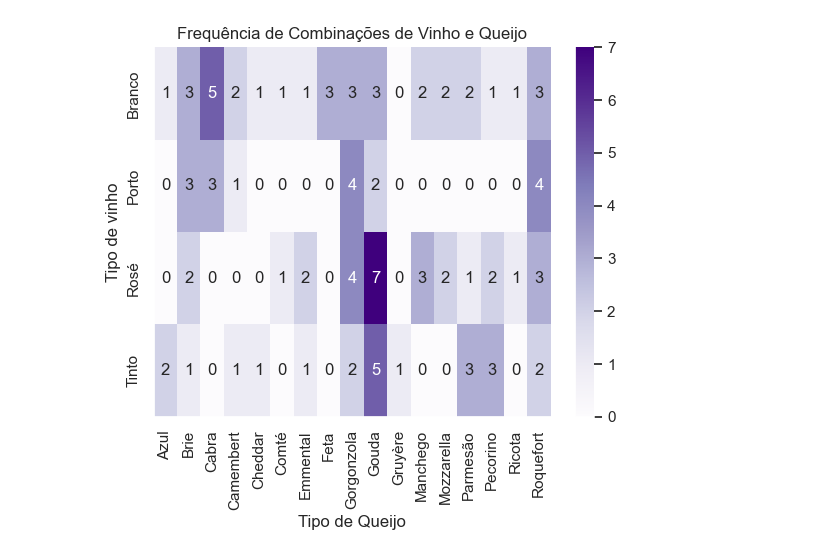
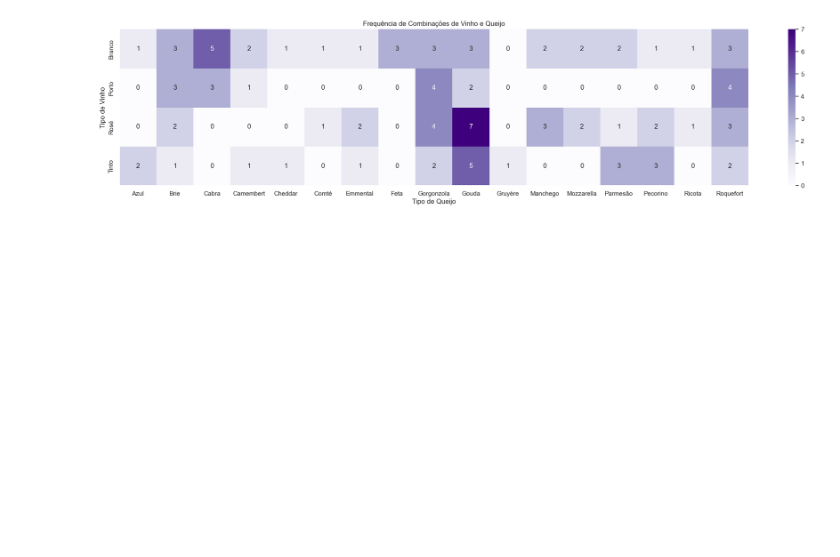
Before and after one commit to trindaderose/data, a Jupyter notebook: plots.ipynb, the cells around one changed output. Saved outputs shown, nothing was run; the diff lists cells and outputs as text; code cells hidden in the pictures; blank space fills up the shorter version.

```diff
--- a/plots.ipynb
+++ b/plots.ipynb
@@ -28,13 +44,31 @@ plt.show()
 # %%
+import pandas as pd
+import seaborn as sns
+import matplotlib.pyplot as plt
+
+df = pd.read_csv('dataset_winecheese.csv')
+
 heatmap_data = pd.crosstab(df['tipo-vinho'], df['tipo-queijo'])
+
+height = 5
+aspect = 5
+fig_width = height * aspect
+fig_height = height
+
+plt.figure(figsize=(fig_width, fig_height))
+
 sns.heatmap(heatmap_data, annot=True, cmap='Purples')
-sns.despine()
+
 plt.title('Frequência de Combinações de Vinho e Queijo')
 plt.xlabel('Tipo de Queijo')
-plt.ylabel('Tipo de vinho')
+plt.ylabel('Tipo de Vinho')
+
+# Remove borders
+sns.despine()
+
 plt.show()
 # %% [output]
-[figure, old version]
+[figure, new version]
 # %%
 import pandas as pd
 import matplotlib.pyplot as plt
```
Also changed, not shown: parts of 4 cells of this notebook, 2 other files.
